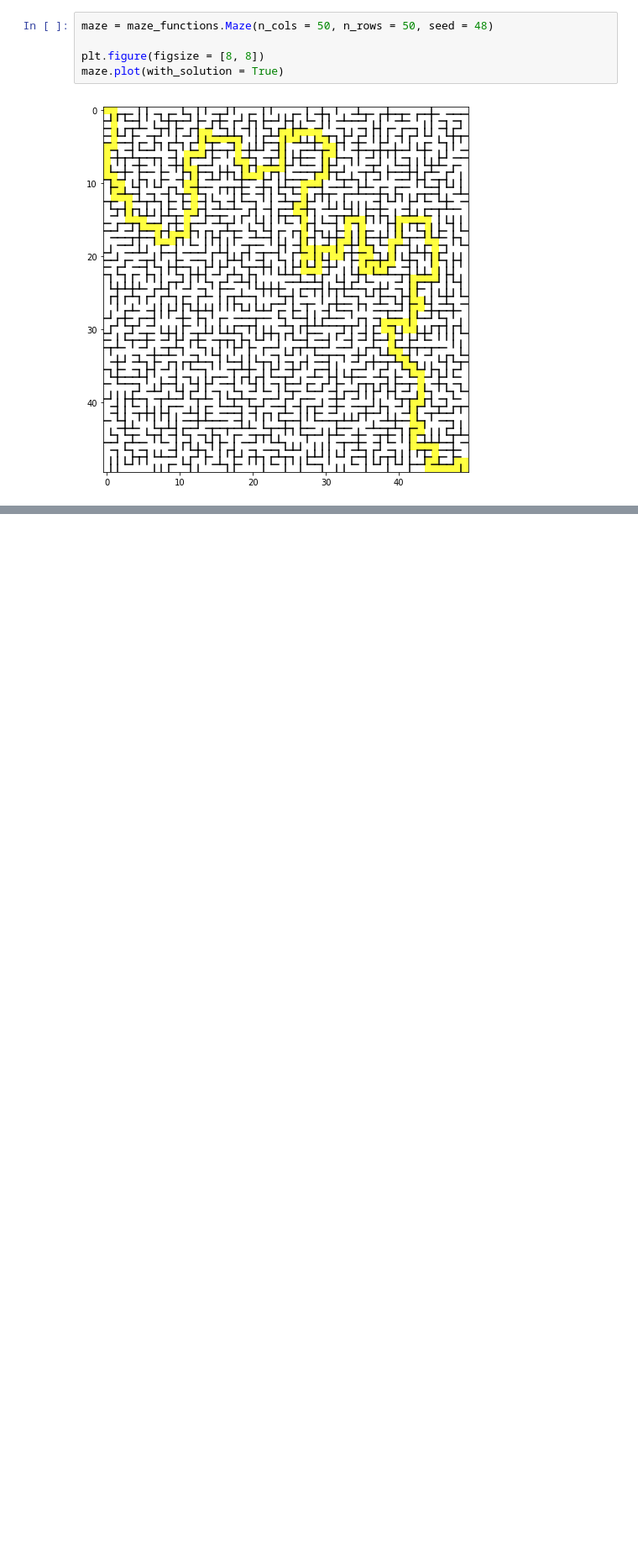
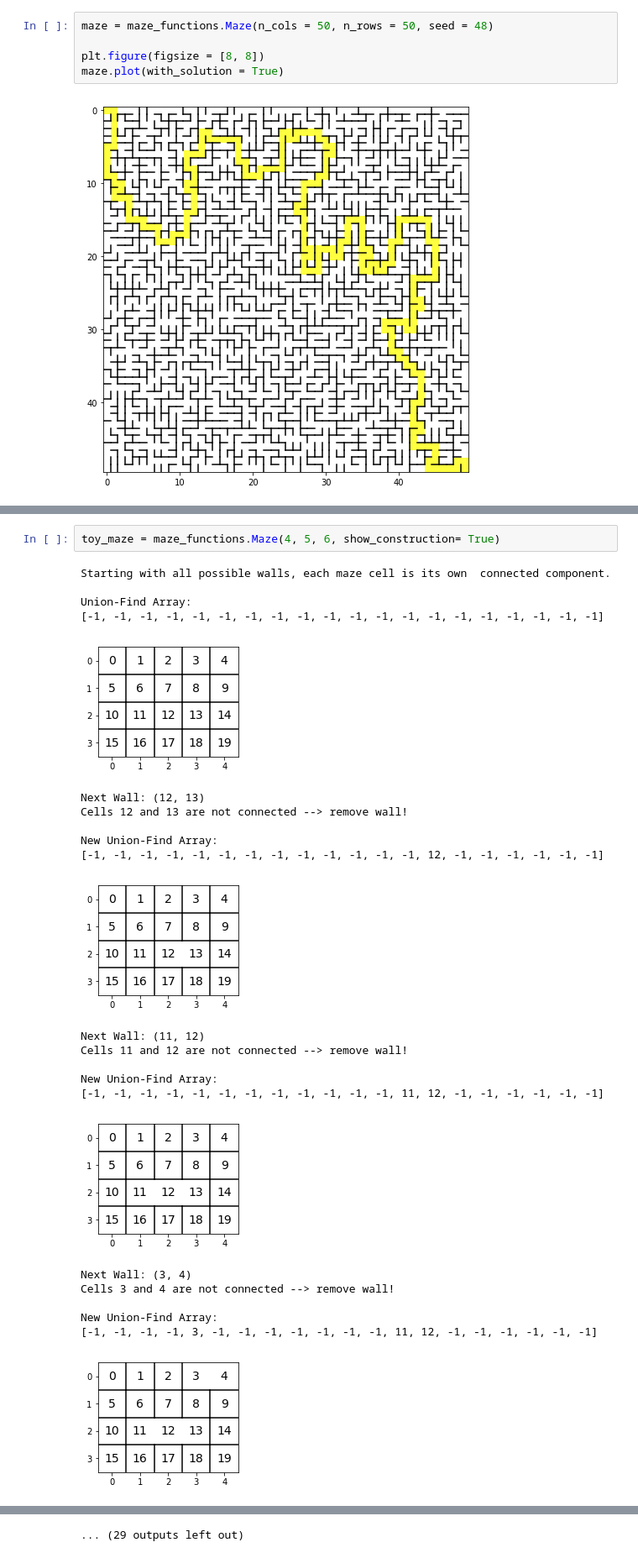
Before and after one commit to yvanhuele/data-science-club, a Jupyter notebook: Reinforcement Learning/Maze Building Notebook.ipynb, the cells around one changed output, grey strips where cells are left out. Shown at 84% size. Cells and saved outputs as stored; diff of their text form; blank space fills up the shorter version.

```diff
--- a/Reinforcement Learning/Maze Building Notebook.ipynb
+++ b/Reinforcement Learning/Maze Building Notebook.ipynb
@@ -28,0 +77,26 @@ for b in blah:
+# %%
+toy_maze = maze_functions.Maze(4, 5, 6, show_construction= True)
+# %% [output]
+Starting with all possible walls, each maze cell is its own  connected component.
+
+Union-Find Array:
+[-1, -1, -1, -1, -1, -1, -1, -1, -1, -1, -1, -1, -1, -1, -1, -1, -1, -1, -1, -1]
+[figure, added]
+Next Wall: (12, 13)
+Cells 12 and 13 are not connected --> remove wall!
+
+New Union-Find Array:
+[-1, -1, -1, -1, -1, -1, -1, -1, -1, -1, -1, -1, -1, 12, -1, -1, -1, -1, -1, -1]
+[figure, added]
+Next Wall: (11, 12)
+Cells 11 and 12 are not connected --> remove wall!
+
+New Union-Find Array:
+[-1, -1, -1, -1, -1, -1, -1, -1, -1, -1, -1, -1, 11, 12, -1, -1, -1, -1, -1, -1]
+[figure, added]
+Next Wall: (3, 4)
+Cells 3 and 4 are not connected --> remove wall!
+
+New Union-Find Array:
+[-1, -1, -1, -1, 3, -1, -1, -1, -1, -1, -1, -1, 11, 12, -1, -1, -1, -1, -1, -1]
+[figure, added]
@@ -28,0 +115 @@ for b in blah:
+... (29 outputs left out)
```
Also changed, not shown: parts of 5 cells of this notebook, 1 other file.
